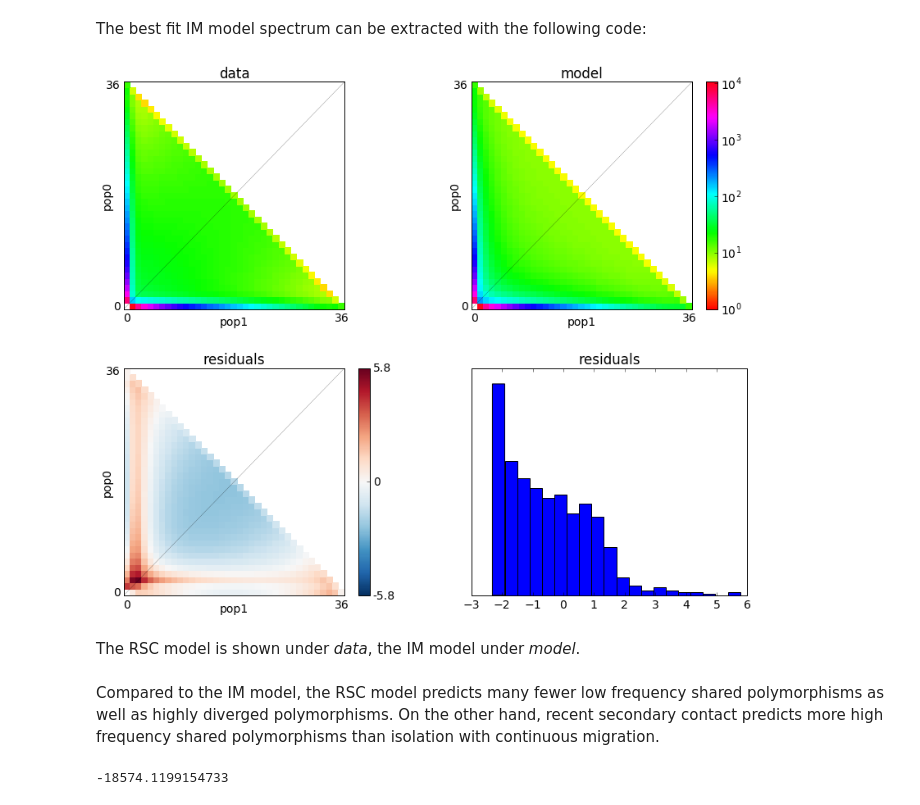
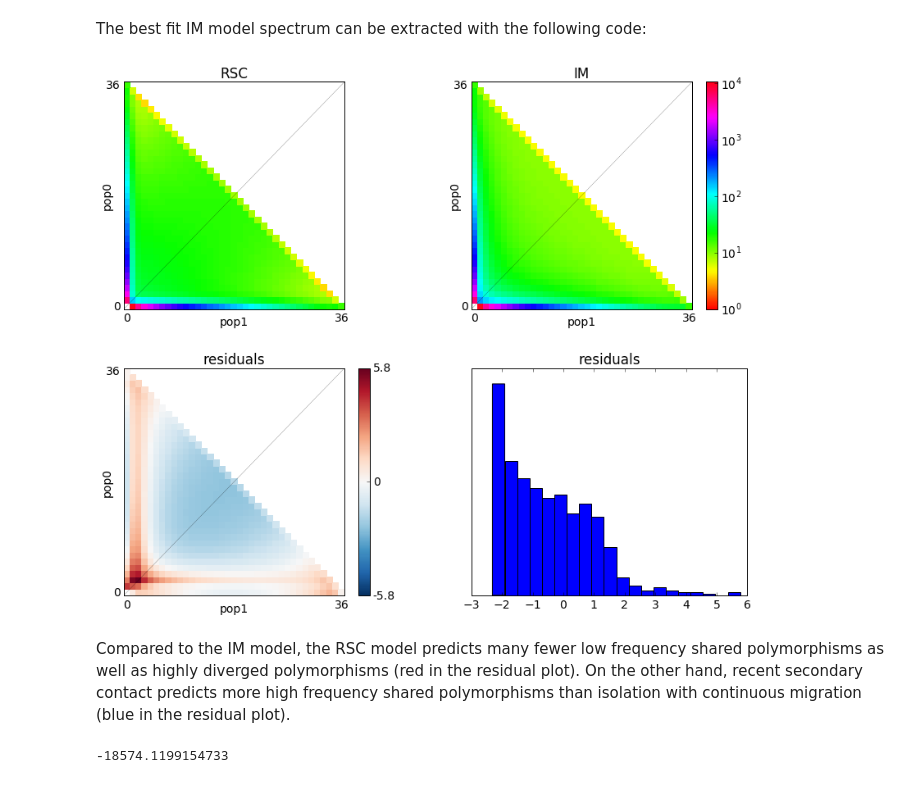
Before and after one commit to claudiuskerth/PhDthesis, a Jupyter notebook: Data_analysis/SNP-indel-calling/dadi/05_2D_models.ipynb, the cells around one changed output. Cells and saved outputs as stored; diff of their text form; code cells hidden in the pictures.

```diff
--- a/Data_analysis/SNP-indel-calling/dadi/05_2D_models.ipynb
+++ b/Data_analysis/SNP-indel-calling/dadi/05_2D_models.ipynb
@@ -356,0 +378,5 @@ The optimal parameter values look very robust: very different starting values co
+# %%
+ar_split_nomig = []
+
+for filename in glob("OUT_2D_models/split_nomig*dill"):
+    ar_split_nomig.append(dill.load(open(filename)))
@@ -665,0 +729,5 @@ Parameter combinations with neg. log likelihood of 20387 are almost identical to
+# %%
+ar_split_mig = []
+
+for filename in glob("OUT_2D_models/split_mig*dill"):
+    ar_split_mig.append(dill.load(open(filename)))
@@ -804,7 +933,7 @@ def secondary_contact(params, ns, pts):
     params = (nu1,nu2,Ti,Tc,m)
     ns = (n1,n2)
 
-    Split into two populations of specifed size,
+    Split into two populations of specified size,
     then diverge in isolation,
     finally come into secondary contact.
 
@@ -1013,0 +1147,5 @@ df.sort_values(by='-logL', ascending=True)
+# %%
+ar_sec_contact = []
+
+for filename in glob("OUT_2D_models/sec_contact*dill"):
+    ar_sec_contact.append(dill.load(open(filename)))
@@ -1207,9 +1373,3 @@ IM_func_ex = dadi.Numerics.make_extrap_log_func(IM)
 The best fit IM model spectrum can be extracted with the following code:
 # %%
 IM_model_spectrum = dadi.Inference.optimally_scaled_sfs(IM_func_ex(IM_popt, ns, pts_l).fold(), sfs2d)
-# %%
-dadi.Plotting.plot_2d_comp_multinom(model=IM_model_spectrum, data=SC_model_spectrum.fold(), vmin=1)
-# %% [output]
-[figure, removed]
-# %% [markdown]
-The RSC model is shown under _data_, the IM model under _model_.
@@ -1216,5 +1378,11 @@ The RSC model is shown under _data_, the IM model under _model_.
+# %%
+# I have edited the functions `dadi.Plotting.plot_2d_comp_multinom` and `dadi.Plotting.plot_2d_comp_Poisson`
+# in `Plotting.py` in the dadi repo to add the argument `title`
+dadi.Plotting.plot_2d_comp_multinom(model=IM_model_spectrum, data=SC_model_spectrum.fold(), vmin=1, title=['RSC', 'IM'])
+# %% [output]
+[figure, added]
 # %% [markdown]
-Compared to the IM model, the RSC model predicts many fewer low frequency shared polymorphisms as well as highly diverged polymorphisms. On the other hand, recent secondary contact predicts more high frequency shared polymorphisms than isolation with continuous migration.
+Compared to the IM model, the RSC model predicts many fewer low frequency shared polymorphisms as well as highly diverged polymorphisms (red in the residual plot). On the other hand, recent secondary contact predicts more high frequency shared polymorphisms than isolation with continuous migration (blue in the residual plot).
 # %%
 ll_s = dadi.Inference.ll_multinom(IM_model_spectrum, sfs2d)
 ll_s
```
Also changed, not shown: parts of 273 cells of this notebook, 5 other files.
